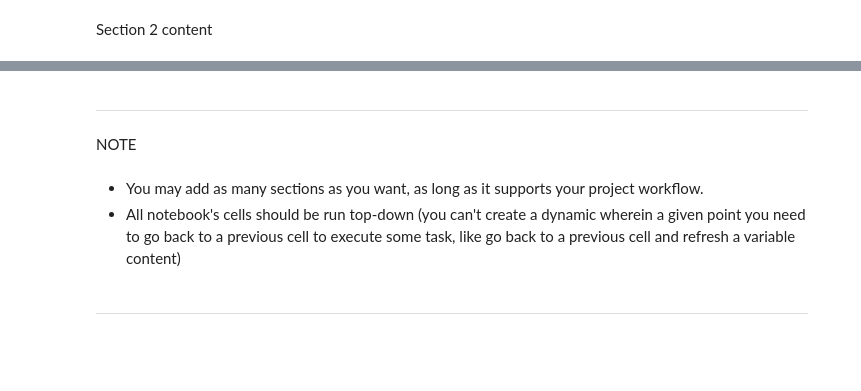
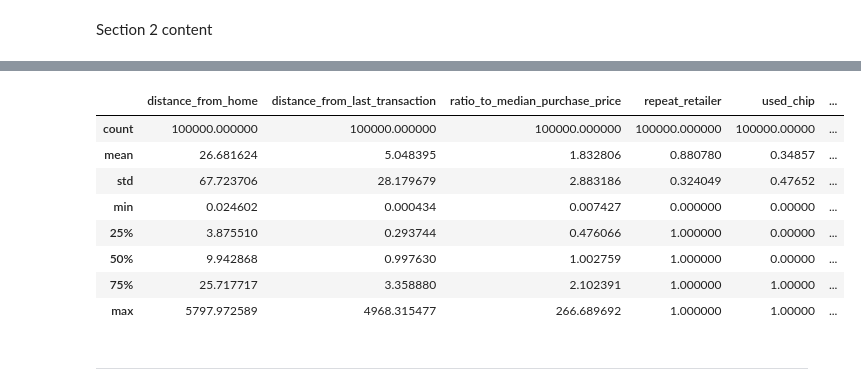
Before and after one commit to JayneLawley/Credit_Card-Fraud_Analysis_Updated, a Jupyter notebook: jupyter_notebooks/01_ETL.ipynb, the cells around one changed output, grey strips where cells are left out. Cells and saved outputs as stored; diff of their text form; code cells hidden in the pictures; blank space fills up the shorter version.

Commit message:
ETL, EDA and Modelling Notebooks Completed

```diff
--- a/jupyter_notebooks/01_ETL.ipynb
+++ b/jupyter_notebooks/01_ETL.ipynb
@@ -44,2 +85,22 @@ current_dir
 # %% [markdown]
 Section 1 content
+# %%
+# Load libraries and the 100k stratified sample dataset
+
+# Core file handling libraries
+from pathlib import Path # load the pathlib library
+import json # for reading sample metadata
+
+# Data manipulation and analysis libraries
+import numpy as np # load the numpy library
+import pandas as pd # load the pandas library
+
+# Data visualisation libraries
+import matplotlib.pyplot as plt # load the matplotlib library
+import seaborn as sns # load the seaborn library
+
+
+# load the 100k stratified sample dataset
+df = pd.read_csv('data/raw/card_transdata_sample_100k.csv') # load the dataset
+
+df.shape # display the shape of the dataframe
@@ -52,9 +258,15 @@ Section 2 content
+# %%
+# Summary Stats for all variables
+df.describe(include='all')# display summary statistics for all variables in the dataframe
+# %% [output]
+|  | distance_from_home | distance_from_last_transaction | ratio_to_median_purchase_price | repeat_retailer | used_chip | ... |
+| count | 100000.000000 | 100000.000000 | 100000.000000 | 100000.000000 | 100000.00000 | ... |
+| mean | 26.681624 | 5.048395 | 1.832806 | 0.880780 | 0.34857 | ... |
+| std | 67.723706 | 28.179679 | 2.883186 | 0.324049 | 0.47652 | ... |
+| min | 0.024602 | 0.000434 | 0.007427 | 0.000000 | 0.00000 | ... |
+| 25% | 3.875510 | 0.293744 | 0.476066 | 1.000000 | 0.00000 | ... |
+| 50% | 9.942868 | 0.997630 | 1.002759 | 1.000000 | 0.00000 | ... |
+| 75% | 25.717717 | 3.358880 | 2.102391 | 1.000000 | 1.00000 | ... |
+| max | 5797.972589 | 4968.315477 | 266.689692 | 1.000000 | 1.00000 | ... |
 # %% [markdown]
 ---
-# %% [markdown]
-NOTE
-# %% [markdown]
-* You may add as many sections as you want, as long as it supports your project workflow.
-* All notebook's cells should be run top-down (you can't create a dynamic wherein a given point you need to go back to a previous cell to execute some task, like go back to a previous cell and refresh a variable content)
-# %% [markdown]
----
```
Also changed, not shown: parts of 39 cells of this notebook, 8 other files.
